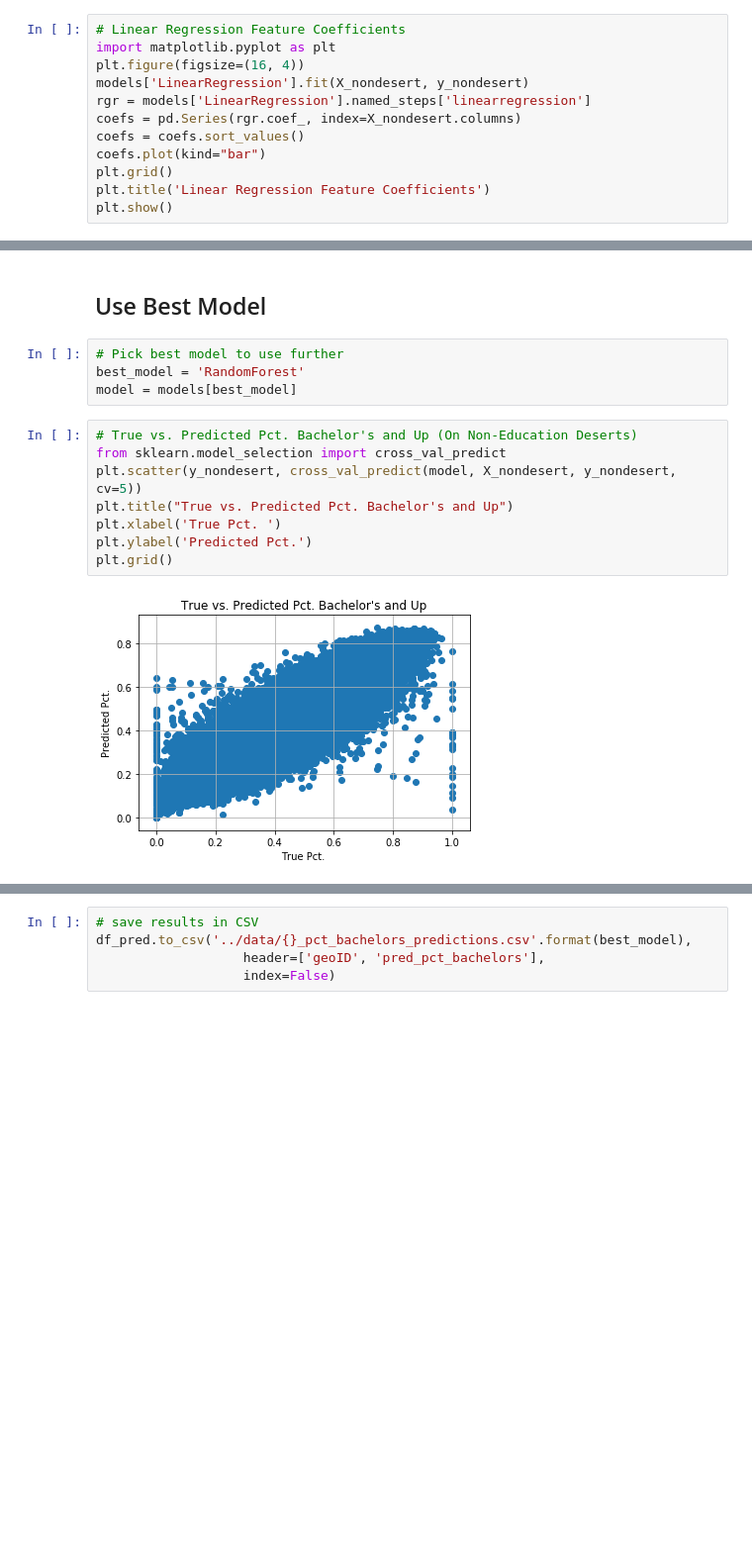
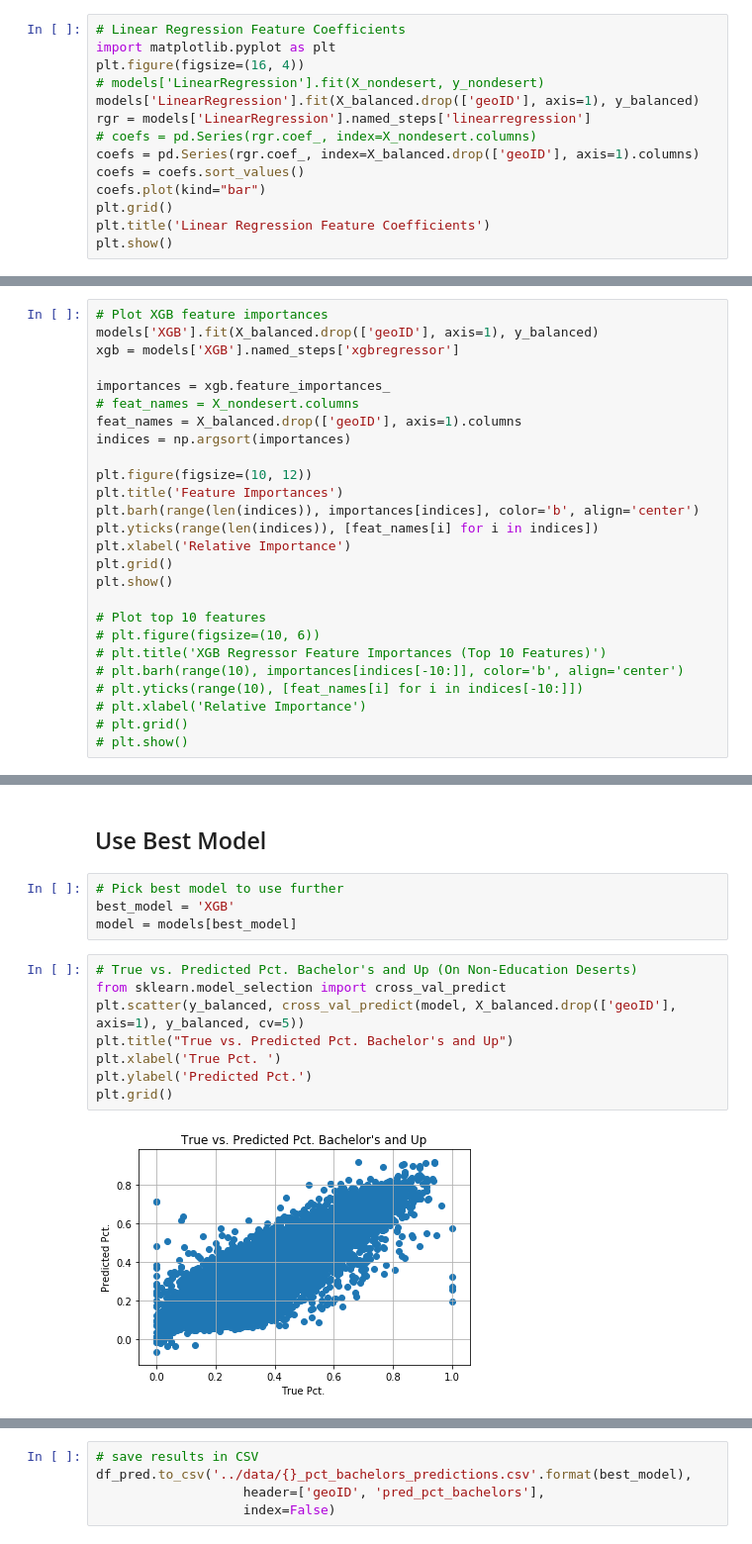
Before and after one commit to lucashu1/education-deserts, a Jupyter notebook: college-grads-regression.ipynb, the cells around one changed output, grey strips where cells are left out. Shown at 99% size. Drawn from its saved outputs; the diff is of its cells as text; blank space fills up the shorter version.

Commit message:
Use intervention method for regression

```diff
--- a/college-grads-regression.ipynb
+++ b/college-grads-regression.ipynb
@@ -192,9 +236,11 @@ results_df
 # Linear Regression Feature Coefficients
 import matplotlib.pyplot as plt
 plt.figure(figsize=(16, 4))
-models['LinearRegression'].fit(X_nondesert, y_nondesert)
+# models['LinearRegression'].fit(X_nondesert, y_nondesert)
+models['LinearRegression'].fit(X_balanced.drop(['geoID'], axis=1), y_balanced)
 rgr = models['LinearRegression'].named_steps['linearregression']
-coefs = pd.Series(rgr.coef_, index=X_nondesert.columns)
+# coefs = pd.Series(rgr.coef_, index=X_nondesert.columns)
+coefs = pd.Series(rgr.coef_, index=X_balanced.drop(['geoID'], axis=1).columns)
 coefs = coefs.sort_values()
 coefs.plot(kind="bar")
 plt.grid()
@@ -222,0 +279,26 @@ plt.show()
+# %%
+# Plot XGB feature importances
+models['XGB'].fit(X_balanced.drop(['geoID'], axis=1), y_balanced)
+xgb = models['XGB'].named_steps['xgbregressor']
+
+importances = xgb.feature_importances_
+# feat_names = X_nondesert.columns
+feat_names = X_balanced.drop(['geoID'], axis=1).columns
+indices = np.argsort(importances)
+
+plt.figure(figsize=(10, 12))
+plt.title('Feature Importances')
+plt.barh(range(len(indices)), importances[indices], color='b', align='center')
+plt.yticks(range(len(indices)), [feat_names[i] for i in indices])
+plt.xlabel('Relative Importance')
+plt.grid()
+plt.show()
+
+# Plot top 10 features
+# plt.figure(figsize=(10, 6))
+# plt.title('XGB Regressor Feature Importances (Top 10 Features)')
+# plt.barh(range(10), importances[indices[-10:]], color='b', align='center')
+# plt.yticks(range(10), [feat_names[i] for i in indices[-10:]])
+# plt.xlabel('Relative Importance')
+# plt.grid()
+# plt.show()
@@ -224,16 +308,16 @@ plt.show()
 ## Use Best Model
 # %%
 # Pick best model to use further
-best_model = 'RandomForest'
+best_model = 'XGB'
 model = models[best_model]
 # %%
 # True vs. Predicted Pct. Bachelor's and Up (On Non-Education Deserts)
 from sklearn.model_selection import cross_val_predict
-plt.scatter(y_nondesert, cross_val_predict(model, X_nondesert, y_nondesert, cv=5))
+plt.scatter(y_balanced, cross_val_predict(model, X_balanced.drop(['geoID'], axis=1), y_balanced, cv=5))
 plt.title("True vs. Predicted Pct. Bachelor's and Up")
 plt.xlabel('True Pct. ')
 plt.ylabel('Predicted Pct.')
 plt.grid()
 # %% [output]
-[figure, old version]
+[figure, new version]
 # %%
```
Also changed, not shown: parts of 11 cells of this notebook.
